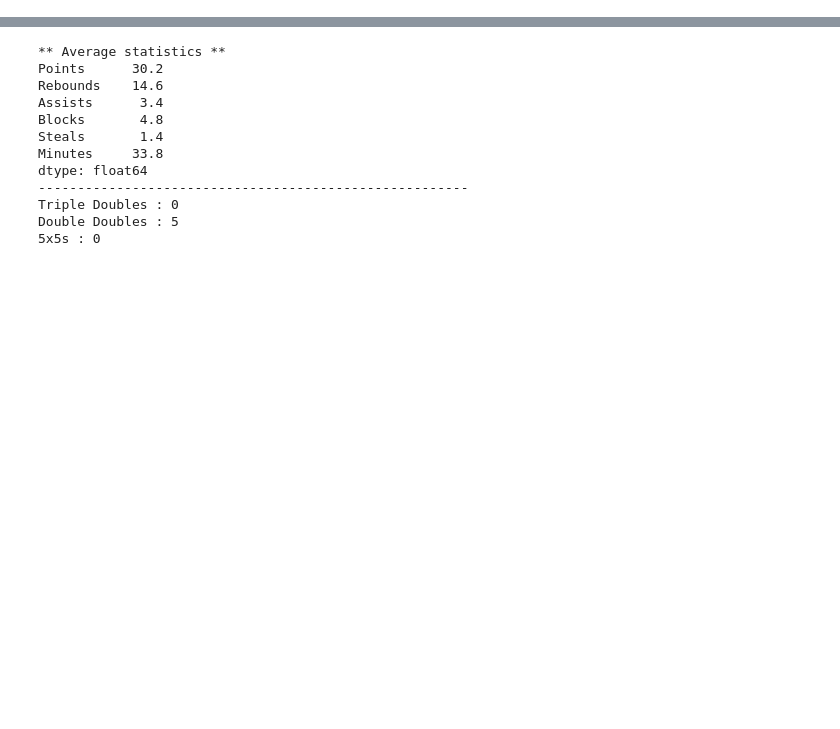
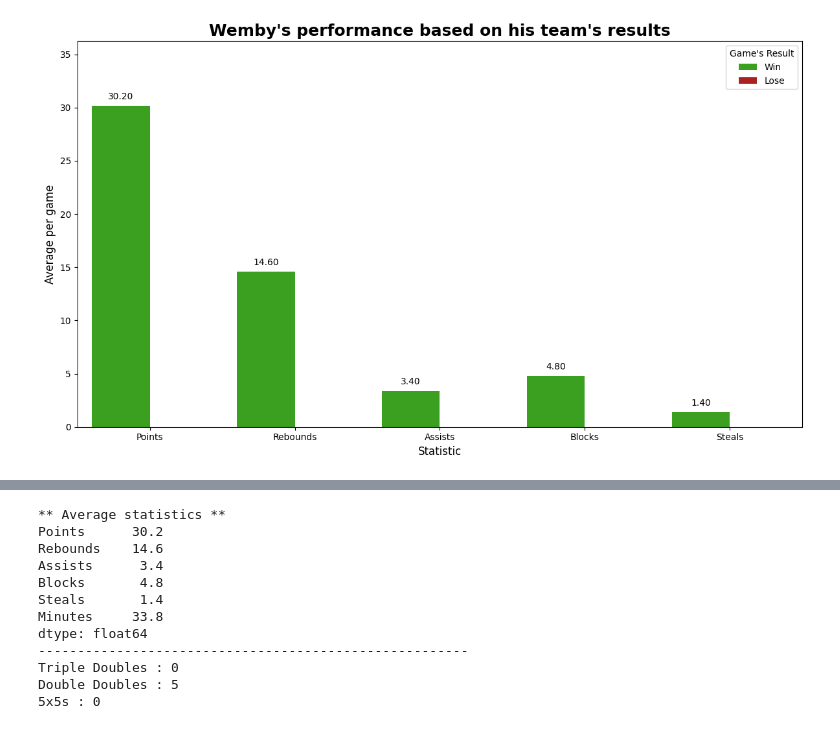
Before and after one commit to Owenwnv/Wemby_Stats_25_26, a Jupyter notebook: Analyse_Wemby.ipynb, the cells around one changed output, grey strips where cells are left out. Cells and saved outputs as stored; diff of their text form; code cells hidden in the pictures; blank space fills up the shorter version.

```diff
--- a/Analyse_Wemby.ipynb
+++ b/Analyse_Wemby.ipynb
@@ -0,0 +1,30 @@
+# %%
+#Shows Wemby's performance based on his team's results
+df_long_performances = df_long_final[df_long_final['Statistic'] != 'Minutes']
+
+plt.figure(figsize=(12, 7))
+
+sns.barplot(x='Statistic', y='Average', hue='Result', data=df_long_performances,
+            palette={'Win': "#2FB50A", 'Lose': "#C20909"},
+            hue_order=['Win', 'Lose'])
+
+for p in plt.gca().patches:
+    h = p.get_height()
+    if not np.isfinite(h) or h <= 0:
+        continue
+    plt.gca().annotate(f"{h:.2f}",
+                       (p.get_x() + p.get_width() / 2., h),
+                       ha='center', va='center',
+                       xytext=(0, 10),
+                       textcoords='offset points',
+                       fontsize=10)
+
+plt.title("Wemby's performance based on his team's results", fontsize=18, weight='bold')
+plt.xlabel('Statistic', fontsize=12)
+plt.ylabel('Average per game', fontsize=12)
+plt.legend(title="Game's Result")
+plt.ylim(0, df_long_performances['Average'].max() * 1.2)
+plt.tight_layout()
+plt.show()
+# %% [output]
+[figure, added]
```
Also changed, not shown: parts of 4 cells of this notebook.
